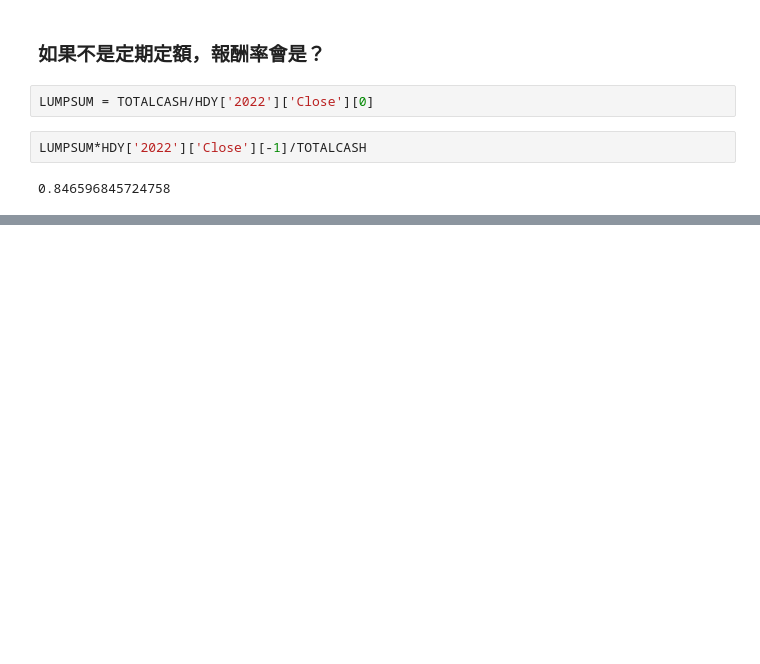
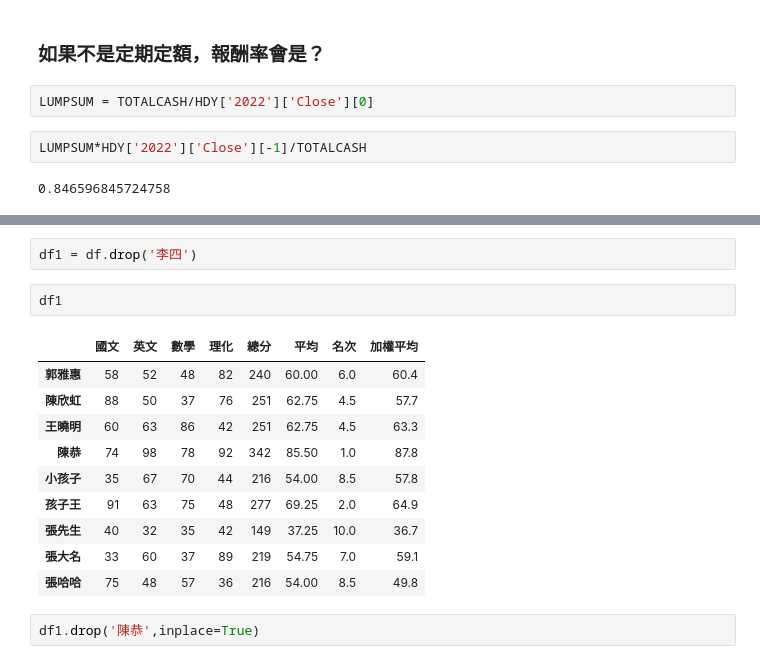
Before and after one commit to pooyalHsu/20230205python, a Jupyter notebook: 20230304Python課程-資料分析及爬蟲.ipynb, the cells around one changed output, grey strips where cells are left out. Drawn from its saved outputs; the diff is of its cells as text; blank space fills up the shorter version.

```diff
--- a/20230304Python課程-資料分析及爬蟲.ipynb
+++ b/20230304Python課程-資料分析及爬蟲.ipynb
@@ -1521,0 +1538,17 @@ LUMPSUM*HDY['2022']['Close'][-1]/TOTALCASH
+# %%
+df1 = df.drop('李四')
+# %%
+df1
+# %% [output]
+|  | 國文 | 英文 | 數學 | 理化 | 總分 | 平均 | 名次 | 加權平均 |
+| 郭雅惠 | 58 | 52 | 48 | 82 | 240 | 60.00 | 6.0 | 60.4 |
+| 陳欣虹 | 88 | 50 | 37 | 76 | 251 | 62.75 | 4.5 | 57.7 |
+| 王曉明 | 60 | 63 | 86 | 42 | 251 | 62.75 | 4.5 | 63.3 |
+| 陳恭 | 74 | 98 | 78 | 92 | 342 | 85.50 | 1.0 | 87.8 |
+| 小孩子 | 35 | 67 | 70 | 44 | 216 | 54.00 | 8.5 | 57.8 |
+| 孩子王 | 91 | 63 | 75 | 48 | 277 | 69.25 | 2.0 | 64.9 |
+| 張先生 | 40 | 32 | 35 | 42 | 149 | 37.25 | 10.0 | 36.7 |
+| 張大名 | 33 | 60 | 37 | 89 | 219 | 54.75 | 7.0 | 59.1 |
+| 張哈哈 | 75 | 48 | 57 | 36 | 216 | 54.00 | 8.5 | 49.8 |
+# %%
+df1.drop('陳恭',inplace=True)
```
Also changed, not shown: parts of 21 cells of this notebook.
